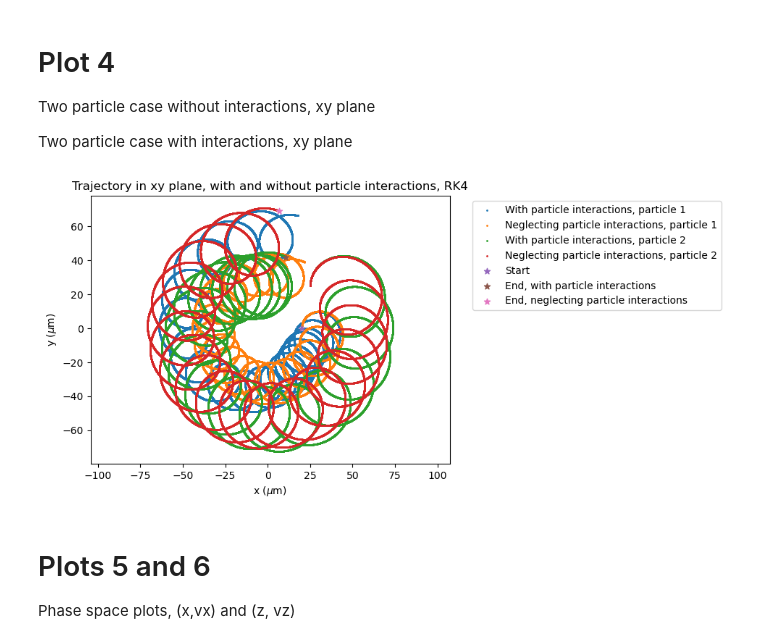
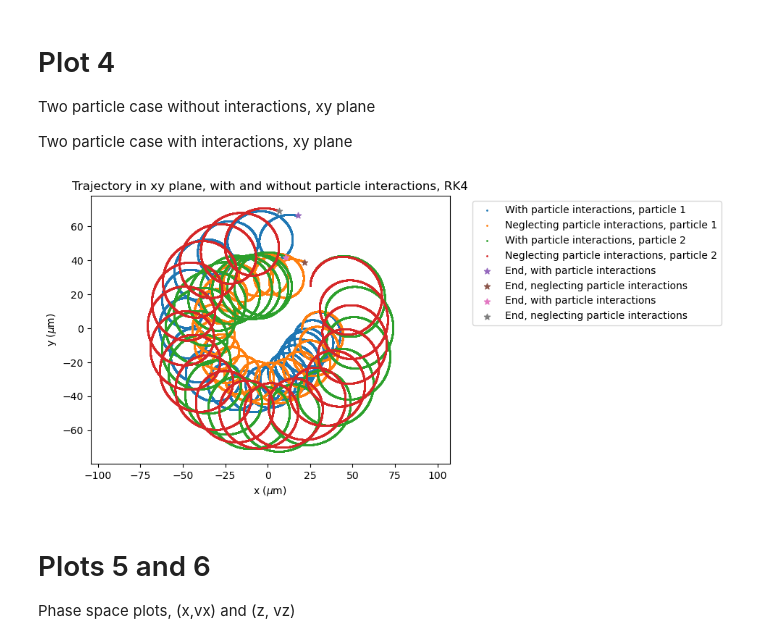
Before and after one commit to BrittHaanen15/Project3-final-version, a Jupyter notebook: Plotting/Plotting_one_and_two_particle.ipynb, the cells around one changed output. Saved outputs shown, nothing was run; the diff lists cells and outputs as text; code cells hidden in the pictures.

Commit message:
Done! Just some plotting left for 9

```diff
--- a/Plotting/Plotting_one_and_two_particle.ipynb
+++ b/Plotting/Plotting_one_and_two_particle.ipynb
@@ -124,28 +124,29 @@ Two particle case with interactions, xy plane
 # %%
 with_data = pd.read_csv("../Project3_Outputs/twoparticles_n32000_RK4_withinteractions.csv")
 without_data = pd.read_csv("../Project3_Outputs/twoparticles_n32000_RK4_nointeractions.csv")
 
 with_data_1 = with_data[with_data['particle']==0]
 with_data_2 = with_data[with_data['particle']==1]
 without_data_1 = without_data[without_data['particle']==0]
 without_data_2 = without_data[without_data['particle']==1]
 
 #Plot
 plt.scatter(with_data_1['x'], with_data_1['y'], s=1, label='With particle interactions, particle 1')
 plt.scatter(without_data_1['x'], without_data_1['y'], s=1, label='Neglecting particle interactions, particle 1')
 plt.scatter(with_data_2['x'], with_data_2['y'], s=1, label='With particle interactions, particle 2')
 plt.scatter(without_data_2['x'], without_data_2['y'], s=1, label='Neglecting particle interactions, particle 2')
-plt.scatter(with_data['x'][0], with_data['y'][0], marker='*', label='Start')
-plt.scatter(with_data['x'].iloc[-1], with_data['y'].iloc[-1], marker='*', label='End, with particle interactions')
-plt.scatter(without_data['x'].iloc[-1], without_data['y'].iloc[-1], marker='*', label='End, neglecting particle interactions')
+plt.scatter(with_data_1['x'].iloc[-1], with_data_1['y'].iloc[-1], marker='*', label='End, with particle interactions')
+plt.scatter(without_data_1['x'].iloc[-1], without_data_1['y'].iloc[-1], marker='*', label='End, neglecting particle interactions')
+plt.scatter(with_data_2['x'].iloc[-1], with_data_2['y'].iloc[-1], marker='*', label='End, with particle interactions')
+plt.scatter(without_data_2['x'].iloc[-1], without_data_2['y'].iloc[-1], marker='*', label='End, neglecting particle interactions')
 plt.axis('equal')
 plt.legend(bbox_to_anchor=(1.05, 1), loc='upper left')
 plt.title('Trajectory in xy plane, with and without particle interactions, RK4')
 plt.xlabel(r'x ($\mu$m)')
 plt.ylabel(r'y ($\mu$m)')
 plt.savefig('../Figures/xy plane with and without interactions.pdf', bbox_inches='tight')
 # %% [output]
-[figure, old version]
+[figure, new version]
 # %% [markdown]
 # Plots 5 and 6
 
```
Also changed, not shown: parts of 1 cell of this notebook, 10 other files.
